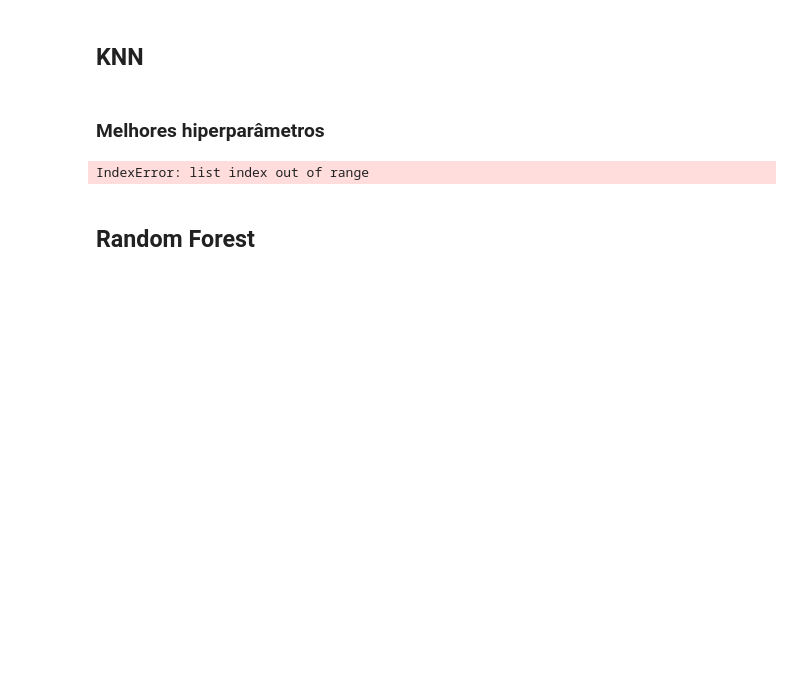
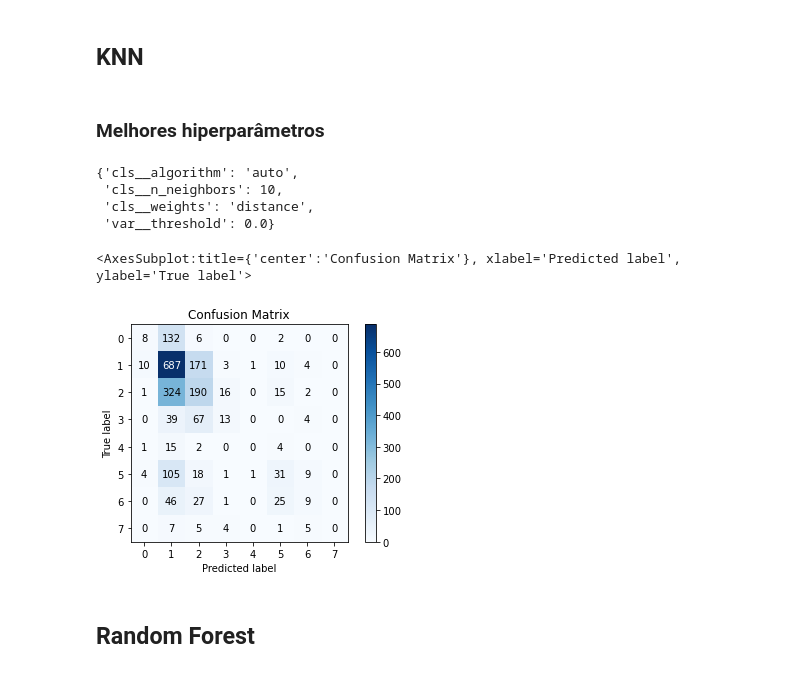
Before and after one commit to pedroernesto00/-CK0223---Mineracao-de-Dados---Trabalho-Final, a Jupyter notebook: Checkpoint #3.ipynb, the cells around one changed output. Cells and saved outputs as stored; diff of their text form; code cells hidden in the pictures; blank space fills up the shorter version.

```diff
--- a/Checkpoint #3.ipynb
+++ b/Checkpoint #3.ipynb
@@ -212,16 +220,22 @@ skplt.metrics.plot_confusion_matrix(y_test, gnb_pred)
 ## KNN
 # %% [markdown]
 ### Melhores hiperparâmetros
-# %%
-models_gs[3].best_params
-# %% [output]
-IndexError: list index out of range
+# %%
+models_gs[2].best_params_
+# %% [output]
+{'cls__algorithm': 'auto',
+ 'cls__n_neighbors': 10,
+ 'cls__weights': 'distance',
+ 'var__threshold': 0.0}
 # %%
-knn = models_gs[3]
+knn = models_gs[2]
 knn.best_estimator_.fit(X_train, y_train)
 knn_pred = knn.best_estimator_.predict(X_test)
 
 skplt.metrics.plot_confusion_matrix(y_test, knn_pred)
+# %% [output]
+<AxesSubplot:title={'center':'Confusion Matrix'}, xlabel='Predicted label', ylabel='True label'>
+[figure, added]
 # %% [markdown]
 ## Random Forest
 # %% [markdown]
```
Also changed, not shown: parts of 20 cells of this notebook.
